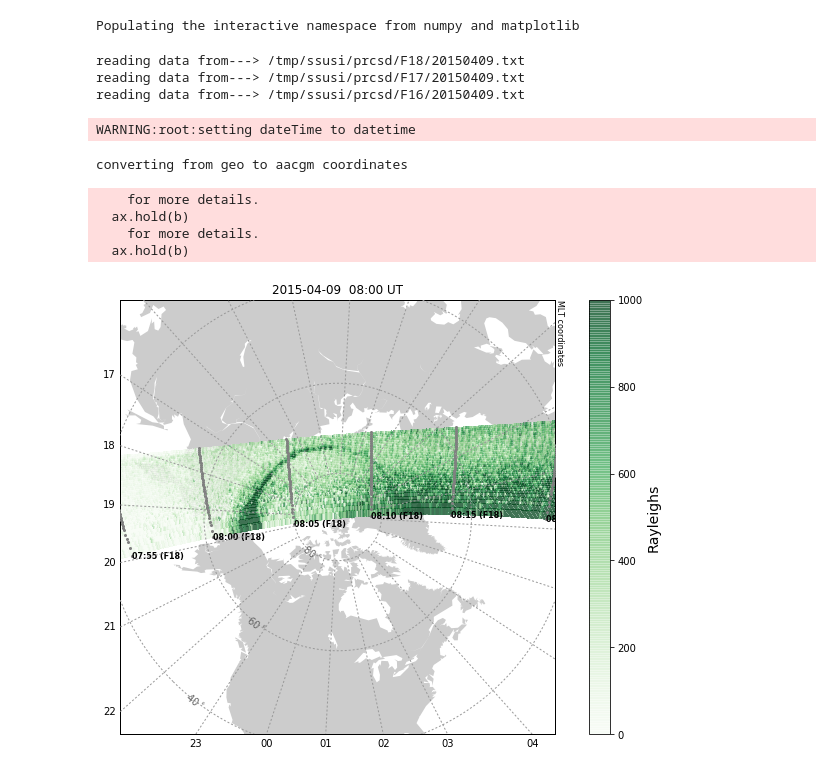
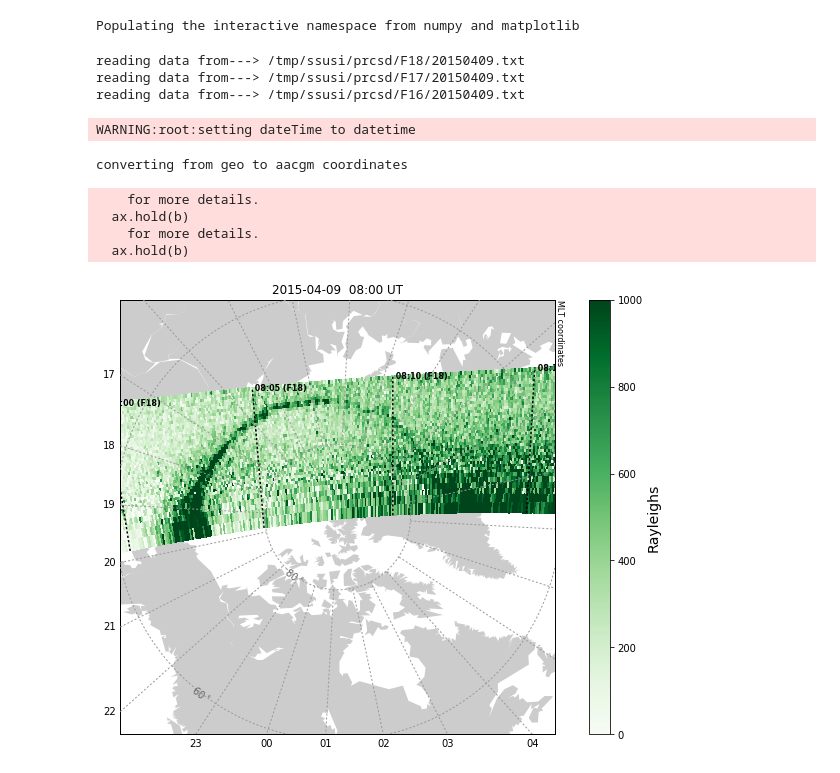
Before and after one commit to bharatreddy/sataurlib, a Jupyter notebook: docs/plot_data.ipynb, the cells around one changed output. Cells and saved outputs as stored; diff of their text form; code cells hidden in the pictures.

```diff
--- a/docs/plot_data.ipynb
+++ b/docs/plot_data.ipynb
@@ -13,31 +13,31 @@ Populating the interactive namespace from numpy and matplotlib
 # %%
 # An input dir where we can find ssusi processed files
 # In case you don't have processed files(refer the
 # "process_data" notebook).
 inpDir = "/tmp/ssusi/prcsd/" # Make sure you have this dir or create it
 fileDate = datetime.datetime( 2015, 4, 9 )
 inpTime = datetime.datetime( 2015, 4, 9, 8, 0 )
 coords="mlt"
 ssObj = ssusi_utils.UtilsSsusi( inpDir, fileDate )
 # PLOT DATA
 fDict = ssObj.filter_data_by_time(inpTime, timeDelta=40)
 fig = plt.figure(figsize=(12, 8))
 ax = fig.add_subplot(1,1,1)
-m = utils.plotUtils.mapObj(boundinglat=40., coords=coords, datetime=inpTime)
+m = utils.plotUtils.mapObj(boundinglat=60., coords=coords, datetime=inpTime)
 ssObj.overlay_sat_data( fDict, m, ax, satList=["F18"],\
-         inpTime=inpTime, vmin=0., vmax=1000., autoScale=False, coords=coords )
+         inpTime=inpTime, vmin=0., vmax=1000., autoScale=False, coords=coords,alpha=1. )
 figName = "figs/ssusi-demo.pdf"
 fig.savefig(figName,bbox_inches='tight')
 # %% [output]
 reading data from---> /tmp/ssusi/prcsd/F18/20150409.txt
 reading data from---> /tmp/ssusi/prcsd/F17/20150409.txt
 reading data from---> /tmp/ssusi/prcsd/F16/20150409.txt
 WARNING:root:setting dateTime to datetime
 converting from geo to aacgm coordinates
     for more details.
   ax.hold(b)
     for more details.
   ax.hold(b)
-[figure, old version]
+[figure, new version]
 # %%
 inpDir = "/tmp/timed/prcsd/"# Make sure you have this dir or create it
```
Also changed, not shown: parts of 1 cell of this notebook, 13 other files.
